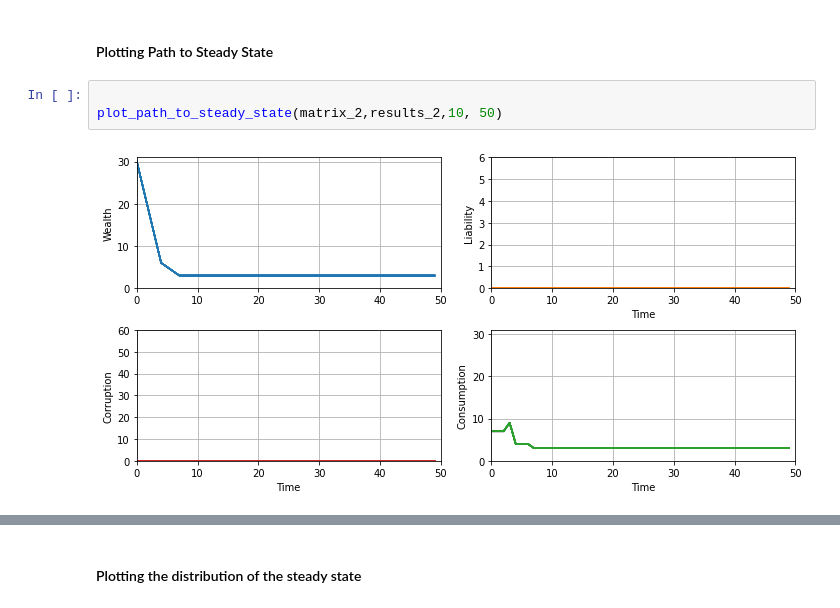
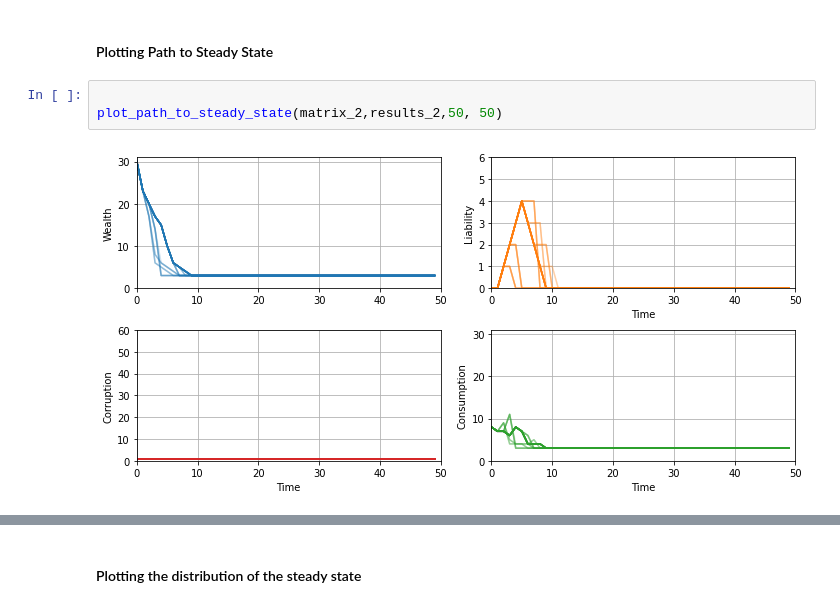
Before and after one commit to caxaxa/Corruption_Game, a Jupyter notebook: Corruption_game_leniency_and_non_trial_resolutions.ipynb, the cells around one changed output, grey strips where cells are left out. Cells and saved outputs as stored; diff of their text form.

```diff
--- a/Corruption_game_leniency_and_non_trial_resolutions.ipynb
+++ b/Corruption_game_leniency_and_non_trial_resolutions.ipynb
@@ -1327,9 +1358,9 @@ plot_heatmap(vec1,vec2)
 #### Plotting Path to Steady State
 # %%
 
-plot_path_to_steady_state(matrix_2,results_2,10, 50)
+plot_path_to_steady_state(matrix_2,results_2,50, 50)
 # %% [output]
-[figure, old version]
+[figure, new version]
 # %%
 player = get_otherplayer(player)
 plot_path_to_steady_state(matrix,results,50, 50)
```
Also changed, not shown: parts of 12 cells of this notebook.
